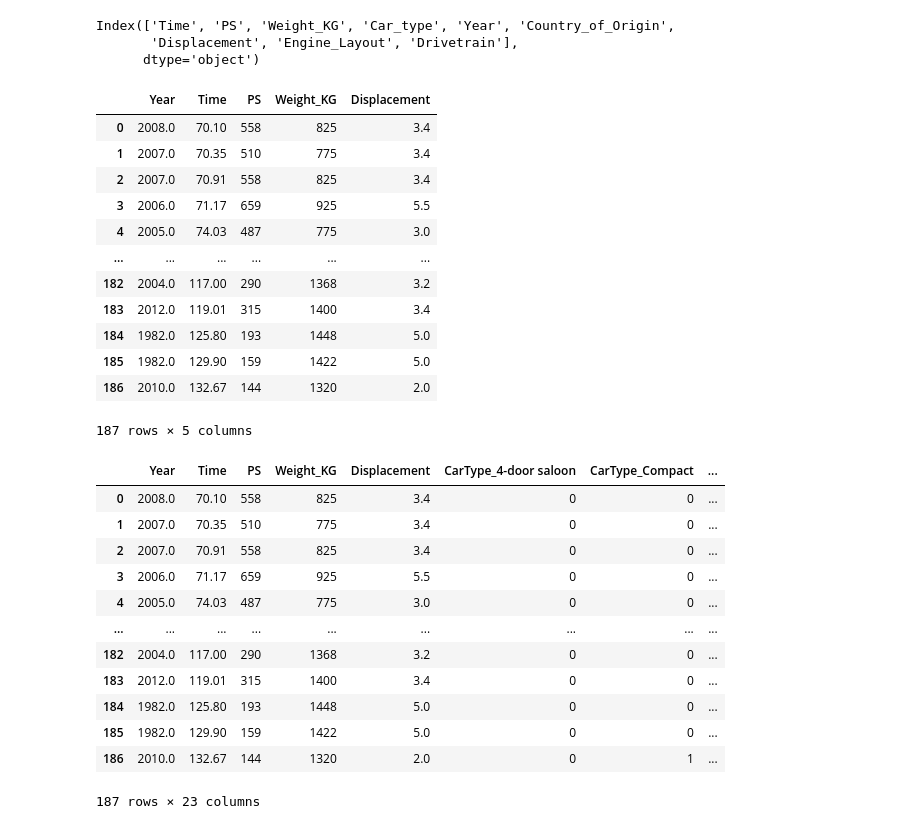
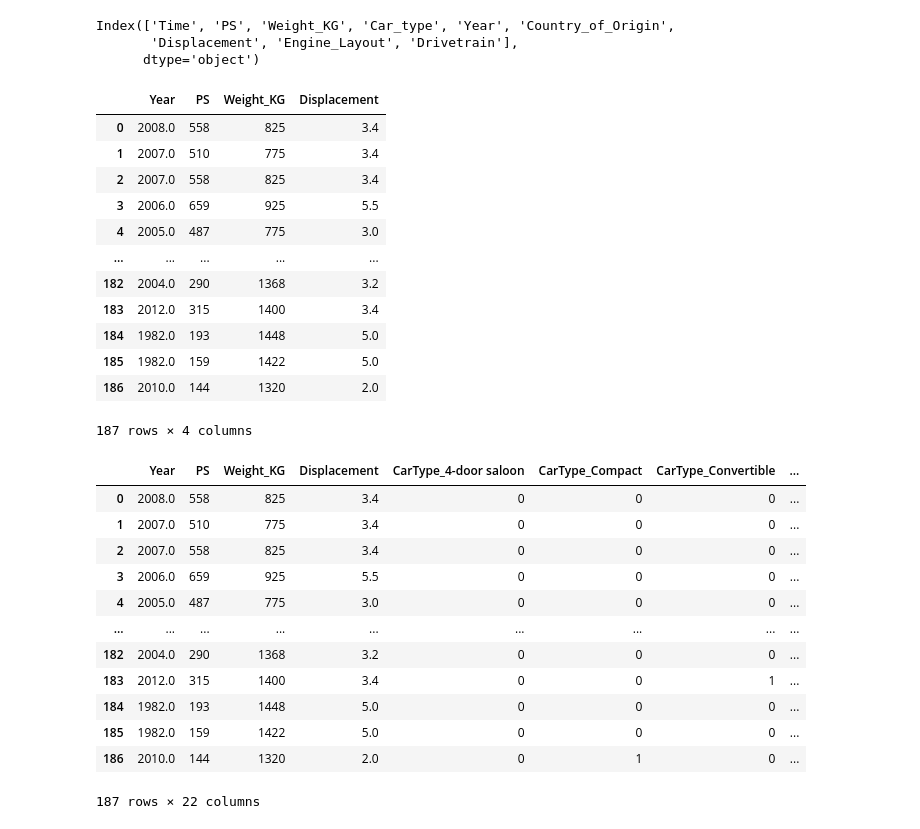
Before and after one commit to RJMNillo/LagunaSecaLapTimes, a Jupyter notebook: CreatingClusters.ipynb, the cells around one changed output. Saved outputs shown, nothing was run; the diff lists cells and outputs as text; code cells hidden in the pictures.

```diff
--- a/CreatingClusters.ipynb
+++ b/CreatingClusters.ipynb
@@ -93,23 +93,23 @@ layoutdummies = pd.get_dummies(data = df2["Engine_Layout"], prefix = "Layout")
 
 drivedummies = pd.get_dummies(data = df2["Drivetrain"], prefix = "Drive")
 # %%
-numericals = df2[['Year','Time', 'PS', 'Weight_KG', 'Displacement']]
+numericals = df2[['Year','PS', 'Weight_KG', 'Displacement']]
 
 numericals
 # %% [output]
-|  | Year | Time | PS | Weight_KG | Displacement |
-| 0 | 2008.0 | 70.10 | 558 | 825 | 3.4 |
-| 1 | 2007.0 | 70.35 | 510 | 775 | 3.4 |
-| 2 | 2007.0 | 70.91 | 558 | 825 | 3.4 |
-| 3 | 2006.0 | 71.17 | 659 | 925 | 5.5 |
-| 4 | 2005.0 | 74.03 | 487 | 775 | 3.0 |
-| ... | ... | ... | ... | ... | ... |
-| 182 | 2004.0 | 117.00 | 290 | 1368 | 3.2 |
-| 183 | 2012.0 | 119.01 | 315 | 1400 | 3.4 |
-| 184 | 1982.0 | 125.80 | 193 | 1448 | 5.0 |
-| 185 | 1982.0 | 129.90 | 159 | 1422 | 5.0 |
-| 186 | 2010.0 | 132.67 | 144 | 1320 | 2.0 |
+|  | Year | PS | Weight_KG | Displacement |
+| 0 | 2008.0 | 558 | 825 | 3.4 |
+| 1 | 2007.0 | 510 | 775 | 3.4 |
+| 2 | 2007.0 | 558 | 825 | 3.4 |
+| 3 | 2006.0 | 659 | 925 | 5.5 |
+| 4 | 2005.0 | 487 | 775 | 3.0 |
+| ... | ... | ... | ... | ... |
+| 182 | 2004.0 | 290 | 1368 | 3.2 |
+| 183 | 2012.0 | 315 | 1400 | 3.4 |
+| 184 | 1982.0 | 193 | 1448 | 5.0 |
+| 185 | 1982.0 | 159 | 1422 | 5.0 |
+| 186 | 2010.0 | 144 | 1320 | 2.0 |
-187 rows × 5 columns
+187 rows × 4 columns
 # %%
 newdf = numericals.join(cartypedummies)
 
@@ -121,17 +121,17 @@ newdf = newdf.join(drivedummies)
 
 newdf
 # %% [output]
-|  | Year | Time | PS | Weight_KG | Displacement | CarType_4-door saloon | CarType_Compact | ... |
-| 0 | 2008.0 | 70.10 | 558 | 825 | 3.4 | 0 | 0 | ... |
-| 1 | 2007.0 | 70.35 | 510 | 775 | 3.4 | 0 | 0 | ... |
-| 2 | 2007.0 | 70.91 | 558 | 825 | 3.4 | 0 | 0 | ... |
-| 3 | 2006.0 | 71.17 | 659 | 925 | 5.5 | 0 | 0 | ... |
-| 4 | 2005.0 | 74.03 | 487 | 775 | 3.0 | 0 | 0 | ... |
+|  | Year | PS | Weight_KG | Displacement | CarType_4-door saloon | CarType_Compact | CarType_Convertible | ... |
+| 0 | 2008.0 | 558 | 825 | 3.4 | 0 | 0 | 0 | ... |
+| 1 | 2007.0 | 510 | 775 | 3.4 | 0 | 0 | 0 | ... |
+| 2 | 2007.0 | 558 | 825 | 3.4 | 0 | 0 | 0 | ... |
+| 3 | 2006.0 | 659 | 925 | 5.5 | 0 | 0 | 0 | ... |
+| 4 | 2005.0 | 487 | 775 | 3.0 | 0 | 0 | 0 | ... |
 | ... | ... | ... | ... | ... | ... | ... | ... | ... |
-| 182 | 2004.0 | 117.00 | 290 | 1368 | 3.2 | 0 | 0 | ... |
-| 183 | 2012.0 | 119.01 | 315 | 1400 | 3.4 | 0 | 0 | ... |
-| 184 | 1982.0 | 125.80 | 193 | 1448 | 5.0 | 0 | 0 | ... |
-| 185 | 1982.0 | 129.90 | 159 | 1422 | 5.0 | 0 | 0 | ... |
-| 186 | 2010.0 | 132.67 | 144 | 1320 | 2.0 | 0 | 1 | ... |
+| 182 | 2004.0 | 290 | 1368 | 3.2 | 0 | 0 | 0 | ... |
+| 183 | 2012.0 | 315 | 1400 | 3.4 | 0 | 0 | 1 | ... |
+| 184 | 1982.0 | 193 | 1448 | 5.0 | 0 | 0 | 0 | ... |
+| 185 | 1982.0 | 159 | 1422 | 5.0 | 0 | 0 | 0 | ... |
+| 186 | 2010.0 | 144 | 1320 | 2.0 | 0 | 1 | 0 | ... |
-187 rows × 23 columns
+187 rows × 22 columns
 # %%
```
Also changed, not shown: parts of 19 cells of this notebook, 1 other file.
